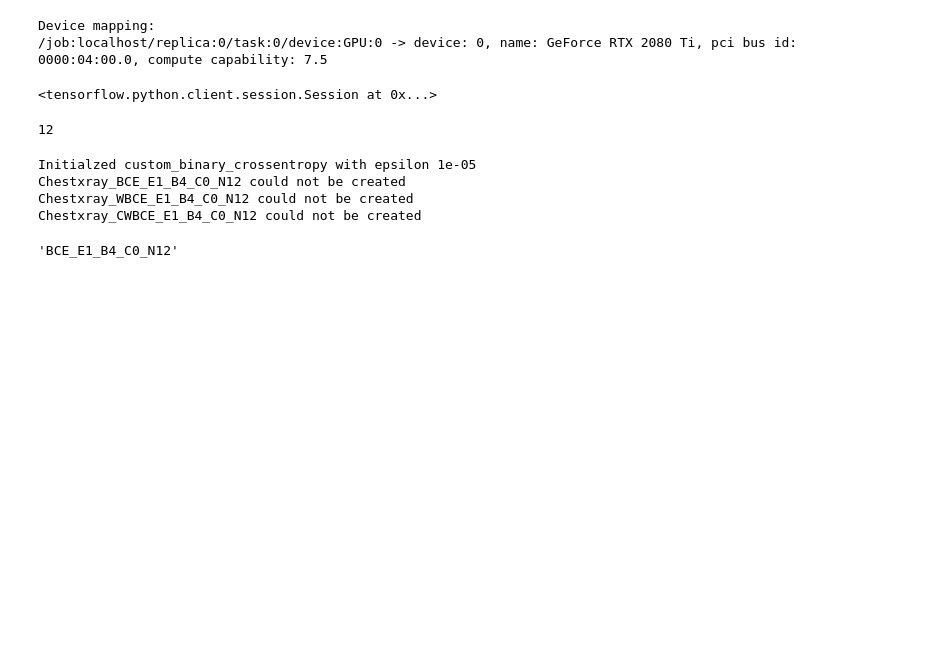
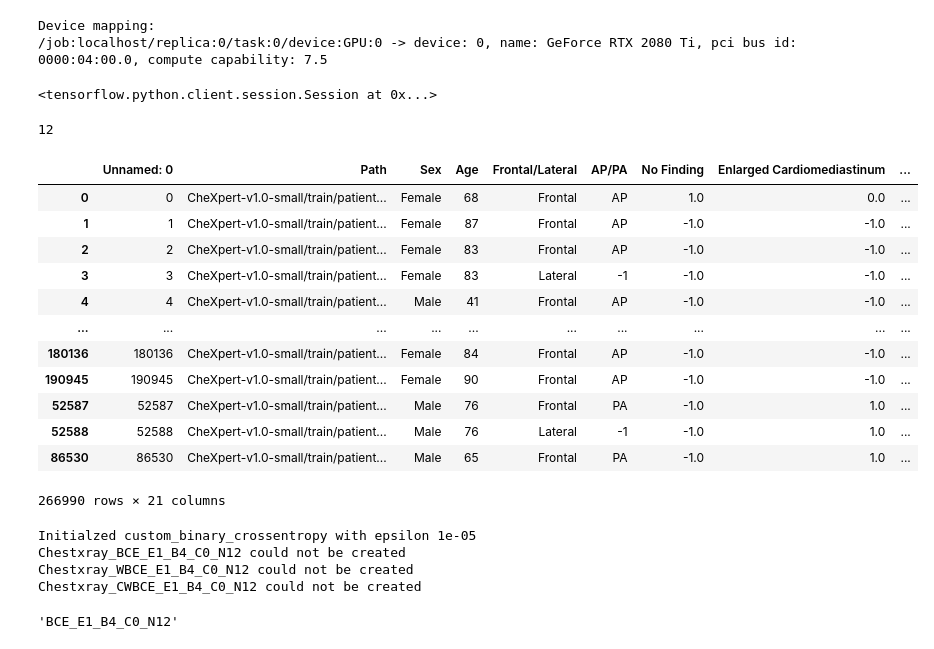
Before and after one commit to TobiasSchmidtDE/DeepL-MedicalImaging, a Jupyter notebook: src/datasets/distribution_generator.ipynb, the cells around one changed output. Saved outputs shown, nothing was run; the diff lists cells and outputs as text; code cells hidden in the pictures; blank space fills up the shorter version.

```diff
--- a/src/datasets/distribution_generator.ipynb
+++ b/src/datasets/distribution_generator.ipynb
@@ -81,6 +81,22 @@ transformations_3 = {"windowing"}
 len(reduced_columns)
 # %% [output]
 12
+# %%
+benchmark.traingen.dataset
+# %% [output]
+|  | Unnamed: 0 | Path | Sex | Age | Frontal/Lateral | AP/PA | No Finding | Enlarged Cardiomediastinum | ... |
+| 0 | 0 | CheXpert-v1.0-small/train/patient... | Female | 68 | Frontal | AP | 1.0 | 0.0 | ... |
+| 1 | 1 | CheXpert-v1.0-small/train/patient... | Female | 87 | Frontal | AP | -1.0 | -1.0 | ... |
+| 2 | 2 | CheXpert-v1.0-small/train/patient... | Female | 83 | Frontal | AP | -1.0 | -1.0 | ... |
+| 3 | 3 | CheXpert-v1.0-small/train/patient... | Female | 83 | Lateral | -1 | -1.0 | -1.0 | ... |
+| 4 | 4 | CheXpert-v1.0-small/train/patient... | Male | 41 | Frontal | AP | -1.0 | -1.0 | ... |
+| ... | ... | ... | ... | ... | ... | ... | ... | ... | ... |
+| 180136 | 180136 | CheXpert-v1.0-small/train/patient... | Female | 84 | Frontal | AP | -1.0 | -1.0 | ... |
+| 190945 | 190945 | CheXpert-v1.0-small/train/patient... | Female | 90 | Frontal | AP | -1.0 | -1.0 | ... |
+| 52587 | 52587 | CheXpert-v1.0-small/train/patient... | Male | 76 | Frontal | PA | -1.0 | 1.0 | ... |
+| 52588 | 52588 | CheXpert-v1.0-small/train/patient... | Male | 76 | Lateral | -1 | -1.0 | 1.0 | ... |
+| 86530 | 86530 | CheXpert-v1.0-small/train/patient... | Male | 65 | Frontal | PA | -1.0 | 1.0 | ... |
+266990 rows × 21 columns
 # %%
 chexpert_benchmarks, _ = generate_benchmarks(path = Path(os.environ.get("CHEXPERT_DATASET_DIRECTORY")),
                                                      name_suffix="",
```
Also changed, not shown: parts of 8 cells of this notebook, 3 other files.
